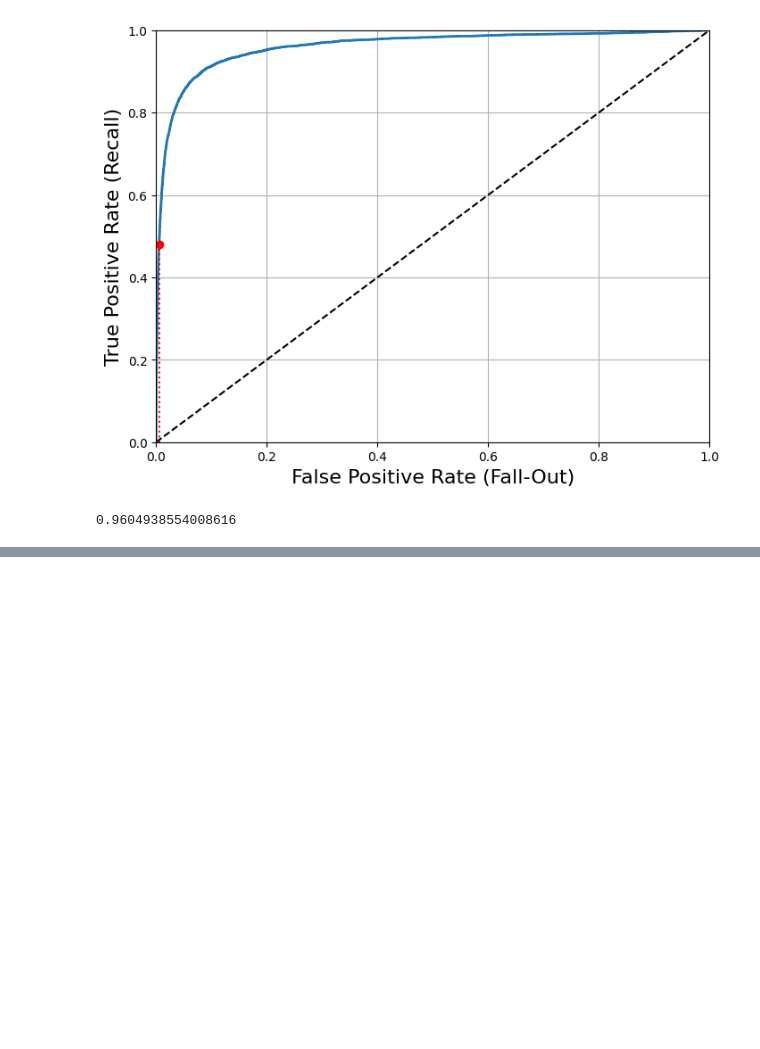
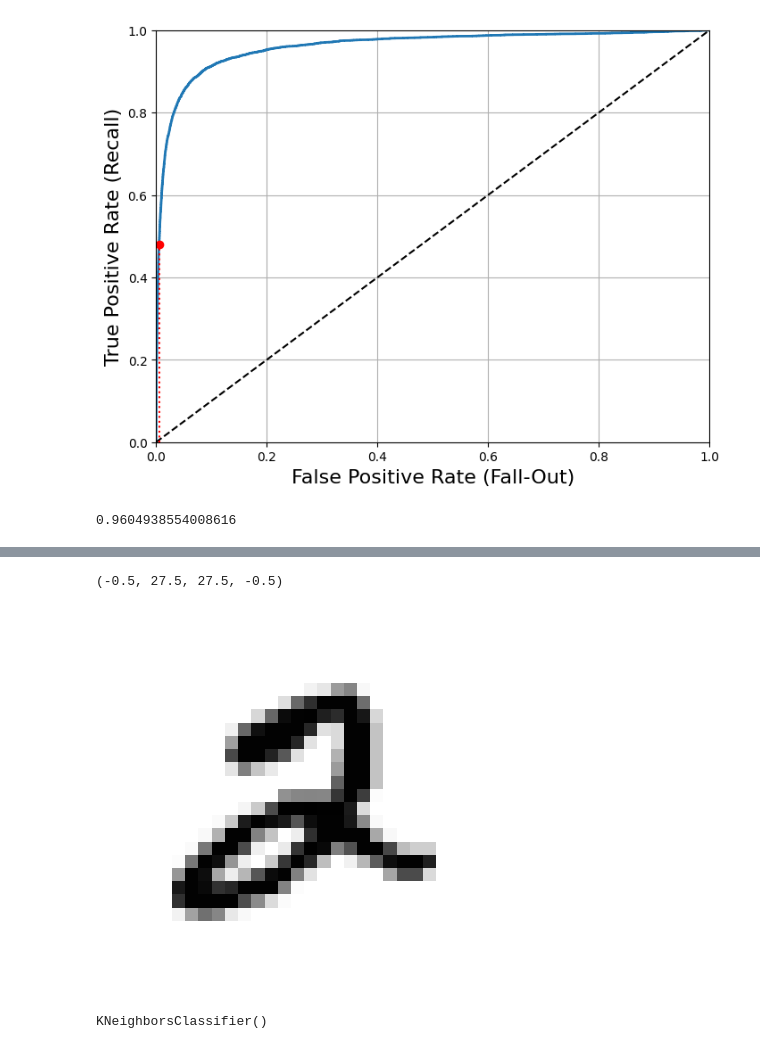
Before and after one commit to RexynyN/data-science, a Jupyter notebook: book/Cap3/Notebook.ipynb, the cells around one changed output, grey strips where cells are left out. Saved outputs shown, nothing was run; the diff lists cells and outputs as text; code cells hidden in the pictures; blank space fills up the shorter version.

```diff
--- a/book/Cap3/Notebook.ipynb
+++ b/book/Cap3/Notebook.ipynb
@@ -240,0 +366,10 @@ roc_auc_score(y_train_5, y_scores)
+# %%
+plt.imshow(y_train_mod[5].reshape(28,28), cmap='binary')
+plt.axis('off')
+# %% [output]
+(-0.5, 27.5, 27.5, -0.5)
+[figure, added]
+# %%
+knn_clf.fit(X_train_mod, y_train_mod)
+# %% [output]
+KNeighborsClassifier()
```
Also changed, not shown: parts of 25 cells of this notebook, 25 other files.
